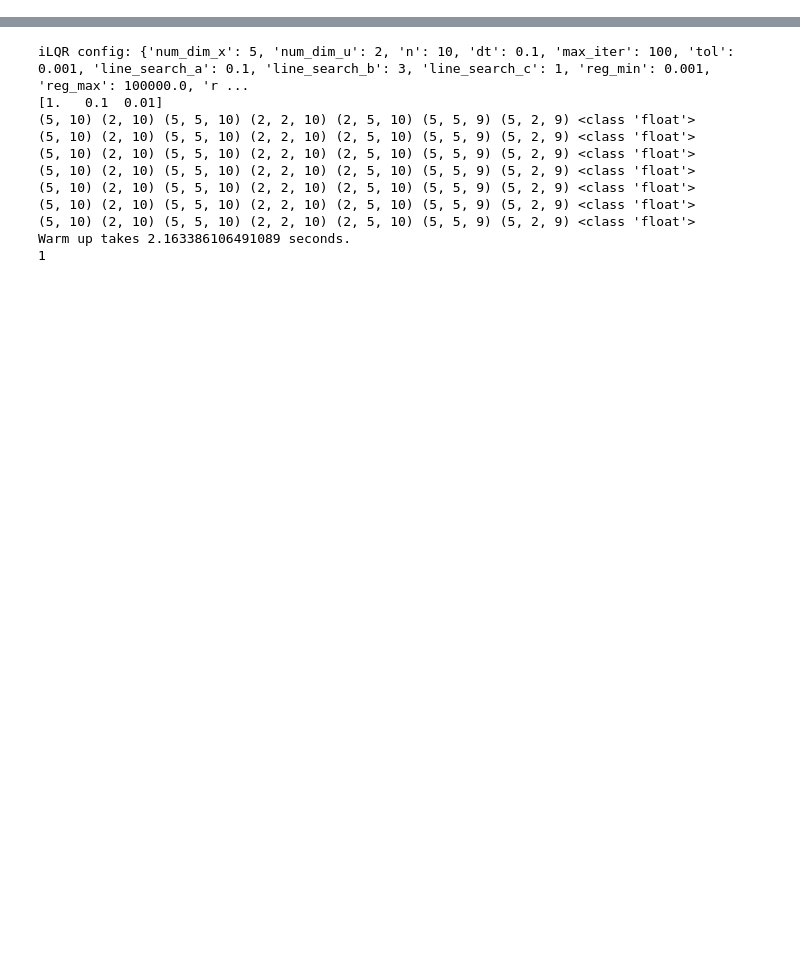
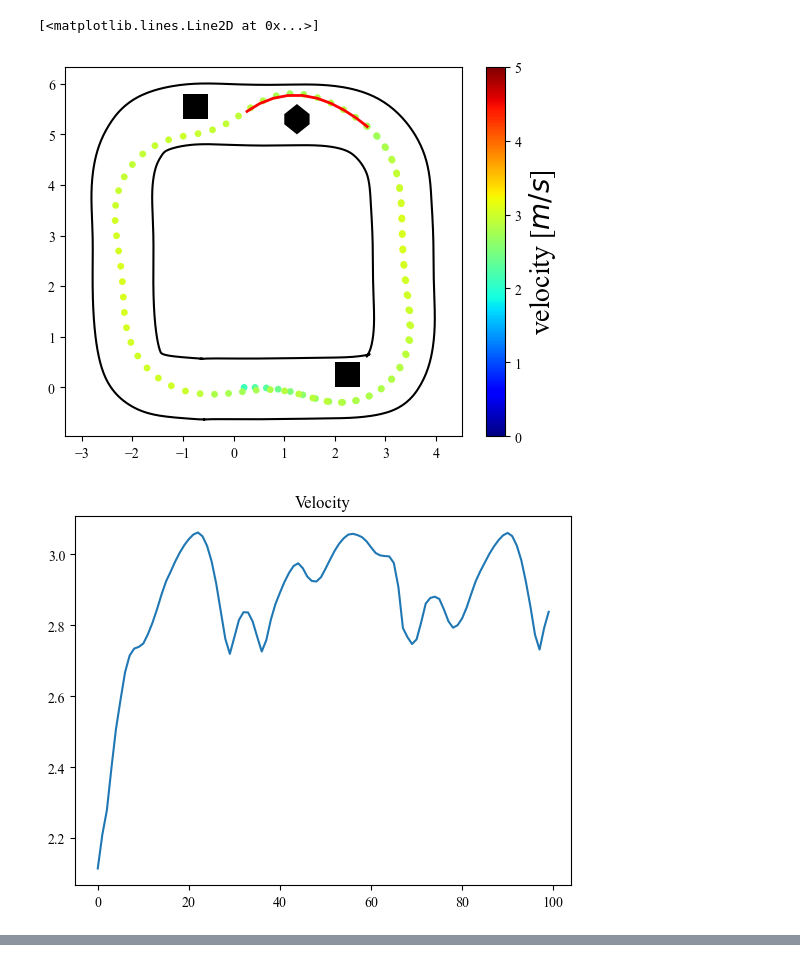
Before and after one commit to SafeRoboticsLab/PrincetonRaceCar_planning, a Jupyter notebook: ilqr_planning_ros/scripts/planner/test_ilqr.ipynb, the cells around one changed output, grey strips where cells are left out. Drawn from its saved outputs; the diff is of its cells as text; code cells hidden in the pictures; blank space fills up the shorter version.

```diff
--- a/ilqr_planning_ros/scripts/planner/test_ilqr.ipynb
+++ b/ilqr_planning_ros/scripts/planner/test_ilqr.ipynb
@@ -42,5 +114,5 @@ def load_path(filepath: str):
 # %%
-x_cur = np.array([0, 5.4, 0, 3.14, 0])  # Initial state.
+x_cur = np.array([0, 0, 2, 0, 0])  # Initial state.
 
 # Load ILQR
 centerline = load_path('outerloop_center_smooth.csv')
@@ -50,9 +122,19 @@ config_file = '/hdd/Git_Repo/PrincetonRaceCar/ROS_Core/src/Planning/ilqr_plannin
 solver = iLQR() #(config_file)
 solver.update_path(path)
 
+obs1 = np.array([[-1, -1, -0.5, -0.5], [5.3, 5.8, 5.8, 5.3]]).T
+obs2 = np.array([[1, 1.25, 1.5, 1.5, 1.25, 1], [5.2, 5.0, 5.2 , 5.4, 5.6, 5.4]]).T
+obs3 = np.array([[2.5, 2.5, 2, 2], [-0, 0.5, 0.5, -0]]).T
+# obs4 = np.array([[-200, -200, -1.5, -1.5], [0.5, 1, 1, 0.5]]).T
+obs_list = [[obs1 for _ in range(10)],
+            [obs2 for _ in range(10)],
+            [obs3 for _ in range(10)]]
+            # [obs4 for _ in range(10)]]
+solver.update_obstacles(obs_list)
+
 # define some parameters
 n = 10
-itr_receding = 30
+itr_receding = 100
 init_control = np.zeros((2, n))
 fig_prog_folder = 'fig/'
 
@@ -71,36 +153,50 @@ for i in (pbar := tqdm.tqdm(range(itr_receding))):
     # plot
     plt.clf()
     path.plot_track()
+    p = Polygon(obs1, facecolor = 'k')
+    plt.gca().add_patch(p)
+
+    p = Polygon(obs2, facecolor = 'k')
+    plt.gca().add_patch(p)
+
+    p = Polygon(obs3, facecolor = 'k')
+    plt.gca().add_patch(p)
+
+    # p = Polygon(obs4, facecolor = 'k')
+    # plt.gca().add_patch(p)
+
     sc = plt.scatter(
         state_history[0, :i], state_history[1, :i], s=24,
         c=state_history[2, :i], cmap=cm.jet, vmin=0, vmax=5,
         edgecolor='none', marker='o'
     )
     cbar = plt.colorbar(sc)
     cbar.set_label(r"velocity [$m/s$]", size=20)
 
     plt.plot(states[0, :], states[1, :], 'r', linewidth=2)
-    circle1 = plt.Circle((-2, 5.), 0.35, color='r')
-    plt.gca().add_patch(circle1)
     plt.axis('equal')
     plt.savefig(os.path.join(fig_prog_folder, str(i)+".png"), dpi=200)
 plt.close('All')
 
 gif_path = os.path.join(fig_prog_folder, 'rollout.gif')
 with imageio.get_writer(gif_path, mode='I') as writer:
     for i in range(itr_receding):
         filename = os.path.join(fig_prog_folder, str(i)+".png")
         image = imageio.imread(filename)
         writer.append_data(image)
 
 plt.figure()
 plt.plot(state_history[2,:])
 plt.title('Velocity')
 
 
 plt.figure()
 a = state_history[2, :]**2 / 0.257 * np.tan(state_history[-1, :])
 plt.plot(a)
 
 plt.figure()
 plt.plot(t_process)
+# %% [output]
+[<matplotlib.lines.Line2D at 0x...>]
+[figure, added]
+[figure, added]
@@ -107,17 +204,0 @@ plt.plot(t_process)
-# %%
-centerline = load_path('outerloop_center_smooth.csv')
-path = Path(centerline, 0.6, 0.6, loop=True)
-solver = iLQR()
-print(solver.backward_pass._cache_size())
-# %% [output]
-iLQR config: {'num_dim_x': 5, 'num_dim_u': 2, 'n': 10, 'dt': 0.1, 'max_iter': 100, 'tol': 0.001, 'line_search_a': 0.1, 'line_search_b': 3, 'line_search_c': 1, 'reg_min': 0.001, 'reg_max': 100000.0, 'r ...
-[1.   0.1  0.01]
-(5, 10) (2, 10) (5, 5, 10) (2, 2, 10) (2, 5, 10) (5, 5, 9) (5, 2, 9) <class 'float'>
-(5, 10) (2, 10) (5, 5, 10) (2, 2, 10) (2, 5, 10) (5, 5, 9) (5, 2, 9) <class 'float'>
-(5, 10) (2, 10) (5, 5, 10) (2, 2, 10) (2, 5, 10) (5, 5, 9) (5, 2, 9) <class 'float'>
-(5, 10) (2, 10) (5, 5, 10) (2, 2, 10) (2, 5, 10) (5, 5, 9) (5, 2, 9) <class 'float'>
-(5, 10) (2, 10) (5, 5, 10) (2, 2, 10) (2, 5, 10) (5, 5, 9) (5, 2, 9) <class 'float'>
-(5, 10) (2, 10) (5, 5, 10) (2, 2, 10) (2, 5, 10) (5, 5, 9) (5, 2, 9) <class 'float'>
-(5, 10) (2, 10) (5, 5, 10) (2, 2, 10) (2, 5, 10) (5, 5, 9) (5, 2, 9) <class 'float'>
-Warm up takes 2.163386106491089 seconds.
-1
```
Also changed, not shown: parts of 6 cells of this notebook, 14 other files.
